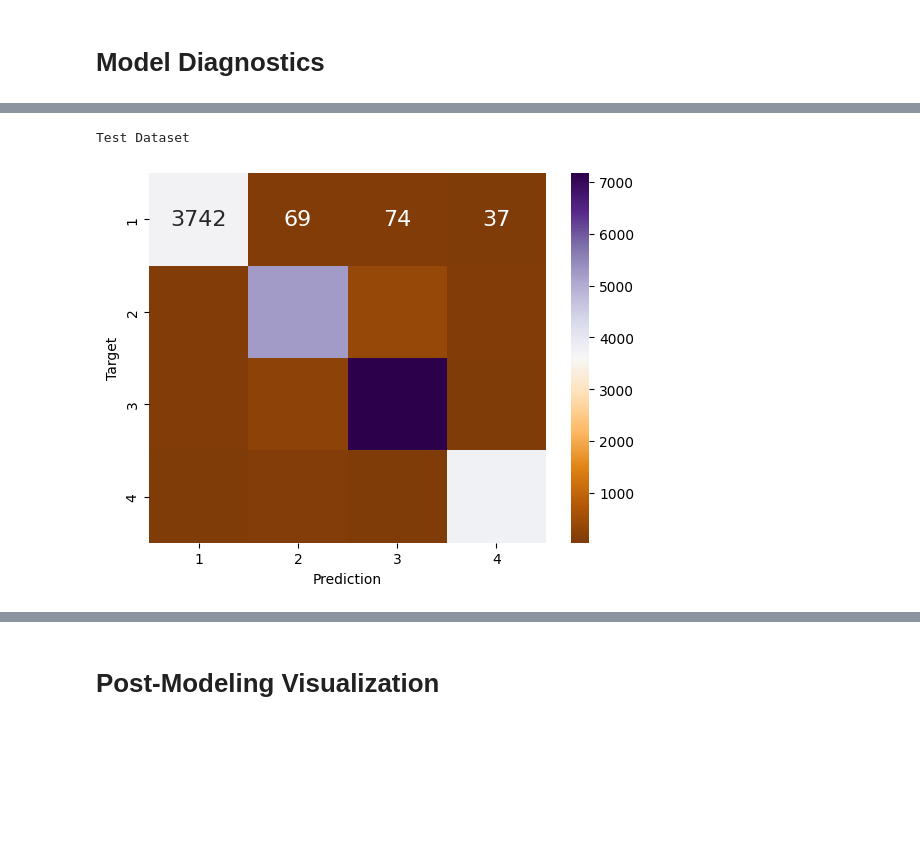
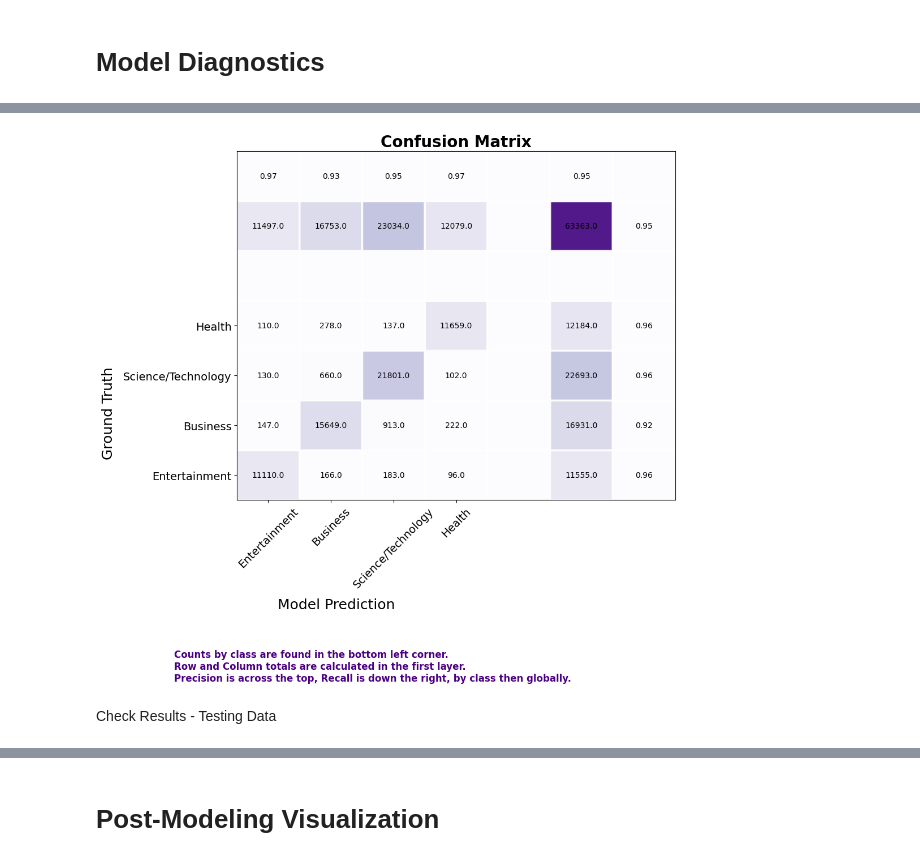
Before and after one commit to tzimmer3/macop_training_2025, a Jupyter notebook: Classification Tutorial/1. News Title Classifier (BERT).ipynb, the cells around one changed output, grey strips where cells are left out. Cells and saved outputs as stored; diff of their text form; code cells hidden in the pictures; blank space fills up the shorter version.

Commit message:
super sweet confusion matrix action

```diff
--- a/Classification Tutorial/1. News Title Classifier (BERT).ipynb
+++ b/Classification Tutorial/1. News Title Classifier (BERT).ipynb
@@ -152,9 +149,9 @@ Test Dataset
-# %%
-# # Plot confusion matrix
-# print("Training Dataset")
-# confusion_matrix(training['Target'], training['Predictions'])
-print("Test Dataset")
-confusion_matrix(results['Target'],results['Prediction'])
-# %% [output]
-Test Dataset
-[figure, removed]
+# %%
+# Prepare data for heatmap
+matrix_with_totals, labels = cleanup_data_for_heatmap(training, 'Target', 'Predictions')
+# Plot the confusion matrix
+create_heatmap(matrix_with_totals, labels=labels)
+# %% [output]
+[figure, added]
+# %% [markdown]
+Check Results - Testing Data
```
Also changed, not shown: parts of 6 cells of this notebook, 4 other files.
